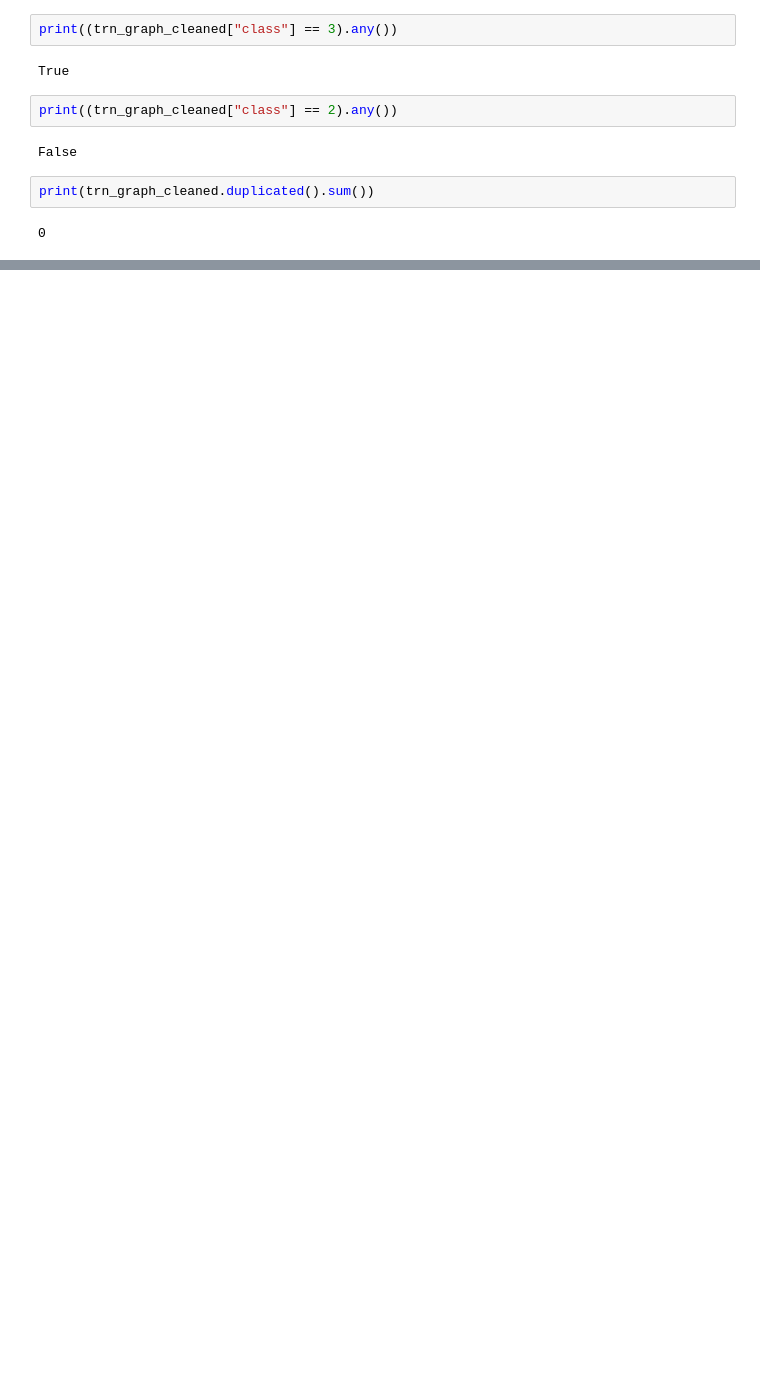
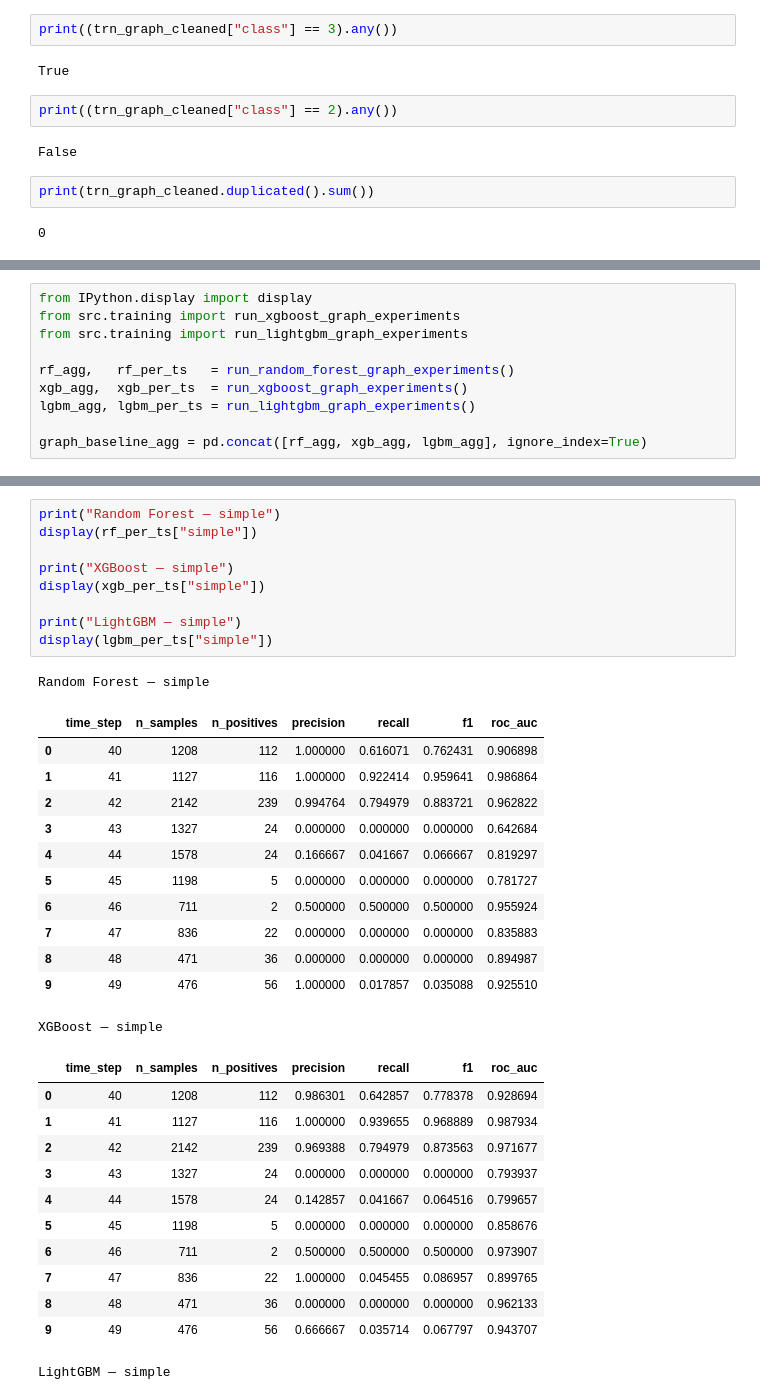
Before and after one commit to SokratisHadjichristodoulou/AML-Thesis, a Jupyter notebook: notebooks/testingRQ2.ipynb, the cells around one changed output, grey strips where cells are left out. Saved outputs shown, nothing was run; the diff lists cells and outputs as text; blank space fills up the shorter version.

```diff
--- a/notebooks/testingRQ2.ipynb
+++ b/notebooks/testingRQ2.ipynb
@@ -103,0 +158,10 @@ Illicit rate — train: 2.3544, test: 2.2969
+# %%
+from IPython.display import display
+from src.training import run_xgboost_graph_experiments
+from src.training import run_lightgbm_graph_experiments
+
+rf_agg,   rf_per_ts   = run_random_forest_graph_experiments()
+xgb_agg,  xgb_per_ts  = run_xgboost_graph_experiments()
+lgbm_agg, lgbm_per_ts = run_lightgbm_graph_experiments()
+
+graph_baseline_agg = pd.concat([rf_agg, xgb_agg, lgbm_agg], ignore_index=True)
@@ -103,0 +199,35 @@ Illicit rate — train: 2.3544, test: 2.2969
+# %%
+print("Random Forest — simple")
+display(rf_per_ts["simple"])
+
+print("XGBoost — simple")
+display(xgb_per_ts["simple"])
+
+print("LightGBM — simple")
+display(lgbm_per_ts["simple"])
+# %% [output]
+Random Forest — simple
+|  | time_step | n_samples | n_positives | precision | recall | f1 | roc_auc |
+| 0 | 40 | 1208 | 112 | 1.000000 | 0.616071 | 0.762431 | 0.906898 |
+| 1 | 41 | 1127 | 116 | 1.000000 | 0.922414 | 0.959641 | 0.986864 |
+| 2 | 42 | 2142 | 239 | 0.994764 | 0.794979 | 0.883721 | 0.962822 |
+| 3 | 43 | 1327 | 24 | 0.000000 | 0.000000 | 0.000000 | 0.642684 |
+| 4 | 44 | 1578 | 24 | 0.166667 | 0.041667 | 0.066667 | 0.819297 |
+| 5 | 45 | 1198 | 5 | 0.000000 | 0.000000 | 0.000000 | 0.781727 |
+| 6 | 46 | 711 | 2 | 0.500000 | 0.500000 | 0.500000 | 0.955924 |
+| 7 | 47 | 836 | 22 | 0.000000 | 0.000000 | 0.000000 | 0.835883 |
+| 8 | 48 | 471 | 36 | 0.000000 | 0.000000 | 0.000000 | 0.894987 |
+| 9 | 49 | 476 | 56 | 1.000000 | 0.017857 | 0.035088 | 0.925510 |
+XGBoost — simple
+|  | time_step | n_samples | n_positives | precision | recall | f1 | roc_auc |
+| 0 | 40 | 1208 | 112 | 0.986301 | 0.642857 | 0.778378 | 0.928694 |
+| 1 | 41 | 1127 | 116 | 1.000000 | 0.939655 | 0.968889 | 0.987934 |
+| 2 | 42 | 2142 | 239 | 0.969388 | 0.794979 | 0.873563 | 0.971677 |
+| 3 | 43 | 1327 | 24 | 0.000000 | 0.000000 | 0.000000 | 0.793937 |
+| 4 | 44 | 1578 | 24 | 0.142857 | 0.041667 | 0.064516 | 0.799657 |
+| 5 | 45 | 1198 | 5 | 0.000000 | 0.000000 | 0.000000 | 0.858676 |
+| 6 | 46 | 711 | 2 | 0.500000 | 0.500000 | 0.500000 | 0.973907 |
+| 7 | 47 | 836 | 22 | 1.000000 | 0.045455 | 0.086957 | 0.899765 |
+| 8 | 48 | 471 | 36 | 0.000000 | 0.000000 | 0.000000 | 0.962133 |
+| 9 | 49 | 476 | 56 | 0.666667 | 0.035714 | 0.067797 | 0.943707 |
+LightGBM — simple
```
Also changed, not shown: parts of 17 cells of this notebook, 4 other files.
